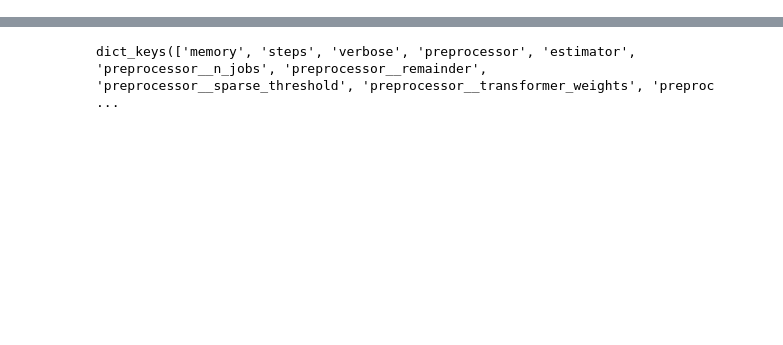
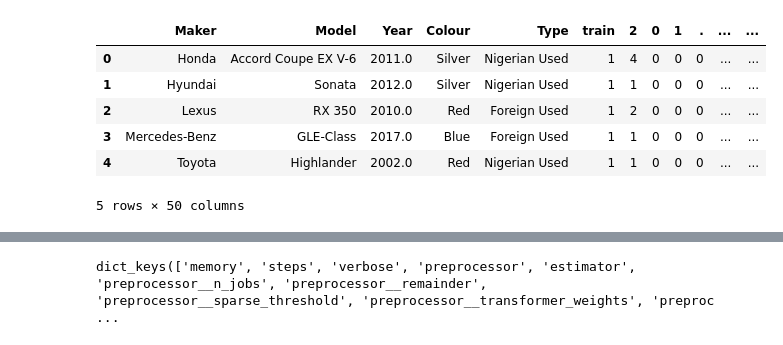
Before and after one commit to VIPlearner/csv-files, a Jupyter notebook: XGBboost.ipynb, the cells around one changed output, grey strips where cells are left out. Drawn from its saved outputs; the diff is of its cells as text; code cells hidden in the pictures; blank space fills up the shorter version.

```diff
--- a/XGBboost.ipynb
+++ b/XGBboost.ipynb
@@ -51,0 +44,8 @@ len(df['Maker-Model'].unique())
+# %%
+df=pd.read_csv("https://raw.githubusercontent.com/VIPlearner/csv-files/main/Train.csv", index_col="VehicleID")
+test_df=pd.read_csv("https://raw.githubusercontent.com/VIPlearner/csv-files/main/Test.csv")
+
+df = df[~(np.isnan(df["Amount (Million Naira)"]))]
+# %%
+df['train']  = 1
+test_df['train']  = 0
@@ -51,0 +58,13 @@ len(df['Maker-Model'].unique())
+# %%
+all_df = pd.concat([df.drop('Amount (Million Naira)',axis  =  1),test_df]).reset_index(drop = True)
+all_df['Year'] = all_df['Year'].str.replace(',', '').astype(float)
+# %%
+#dropping irrelevant features
+#all_df.drop(['Colour'], axis = 1, inplace = True)
+#all_df.drop(['Maker'], axis = 1, inplace = True)
+# all_df.drop(['Type'], axis = 1, inplace = True)
+# all_df.drop(['Model'], axis = 1, inplace = True)
+all_df.drop(['Location'], axis = 1, inplace = True)
+all_df.drop(['Distance'], axis = 1, inplace = True)
+all_df.drop(['VehicleID'], axis = 1, inplace = True)
+all_df.head()
@@ -51,0 +78,27 @@ len(df['Maker-Model'].unique())
+# %%
+#Creating a count vectorizer for all the strings
+mashup = [''.join(all_df[['Year', 'Maker', 'Model', 'Colour', 'Type']].astype(str).iloc[i].values) for i in range(len(all_df))]
+###
+mashup_cleaned = [mashup[i].strip().replace(',','') for i in range(len(mashup))]
+
+Vectorizer= CountVectorizer(
+                analyzer = "char",
+                tokenizer = None,
+                preprocessor = None,
+                stop_words = None,
+                max_features = 5000,
+)
+Vectorizer.fit(mashup_cleaned)
+letter_array = Vectorizer.transform(mashup_cleaned).toarray()
+vocab = Vectorizer.vocabulary_
+letter_data = pd.DataFrame(letter_array,columns=vocab)
+all_df = pd.concat([all_df,letter_data],axis = 1)
+all_df.head()
+# %% [output]
+|  | Maker | Model | Year | Colour | Type | train | 2 | 0 | 1 | . | ... | ... |
+| 0 | Honda | Accord Coupe EX V-6 | 2011.0 | Silver | Nigerian Used | 1 | 4 | 0 | 0 | 0 | ... | ... |
+| 1 | Hyundai | Sonata | 2012.0 | Silver | Nigerian Used | 1 | 1 | 0 | 0 | 0 | ... | ... |
+| 2 | Lexus | RX 350 | 2010.0 | Red | Foreign Used | 1 | 2 | 0 | 0 | 0 | ... | ... |
+| 3 | Mercedes-Benz | GLE-Class | 2017.0 | Blue | Foreign Used | 1 | 1 | 0 | 0 | 0 | ... | ... |
+| 4 | Toyota | Highlander | 2002.0 | Red | Nigerian Used | 1 | 1 | 0 | 0 | 0 | ... | ... |
+5 rows × 50 columns
```
Also changed, not shown: parts of 20 cells of this notebook.
